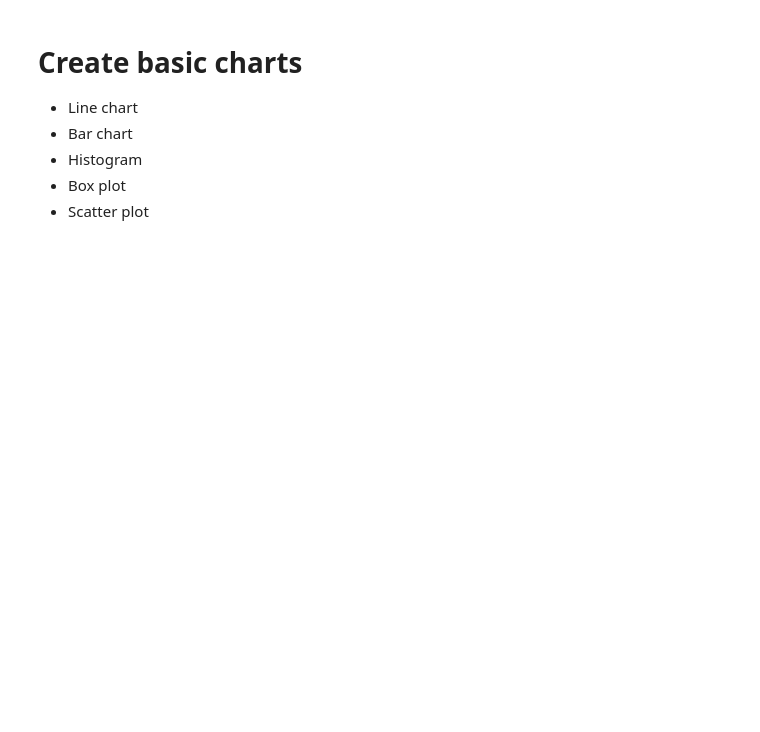
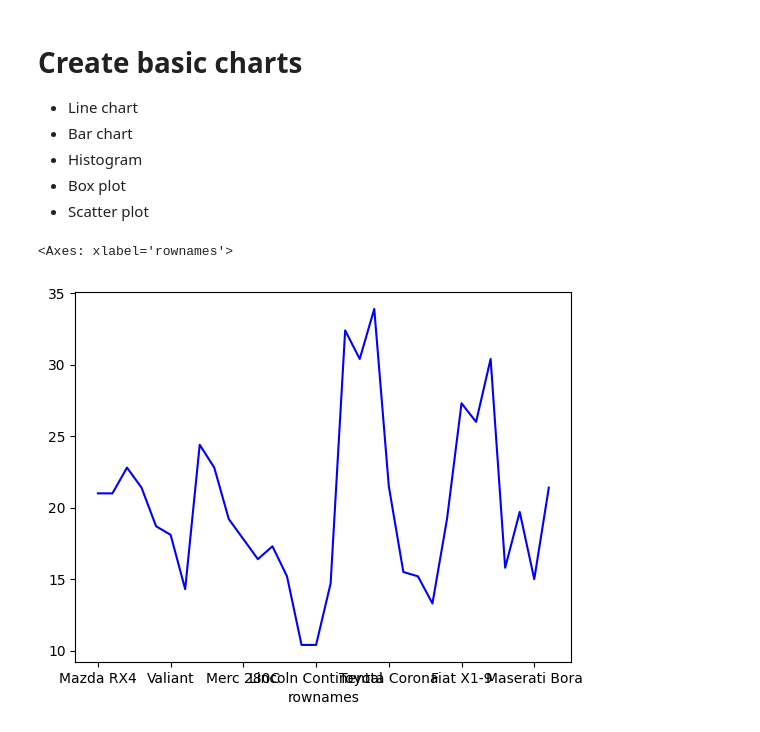
Before and after one commit to Stan-Pugsley/is_4487_base, a Jupyter notebook: Labs/Scripts/lab1_python_intro.ipynb, the cells around one changed output. Saved outputs shown, nothing was run; the diff lists cells and outputs as text; code cells hidden in the pictures; blank space fills up the shorter version.

```diff
--- a/Labs/Scripts/lab1_python_intro.ipynb
+++ b/Labs/Scripts/lab1_python_intro.ipynb
@@ -71,7 +142,10 @@ df.describe()
 - Scatter plot
 # %%
 #Line chart
-df['mpg'].plot.line(color='red')
+df['mpg'].plot.line(color='blue')
+# %% [output]
+<Axes: xlabel='rownames'>
+[figure, added]
 # %%
 #Line chart
 df['mpg'].plot.barh(color='red', xticks=[0,10,20])
```
Also changed, not shown: parts of 10 cells of this notebook.
